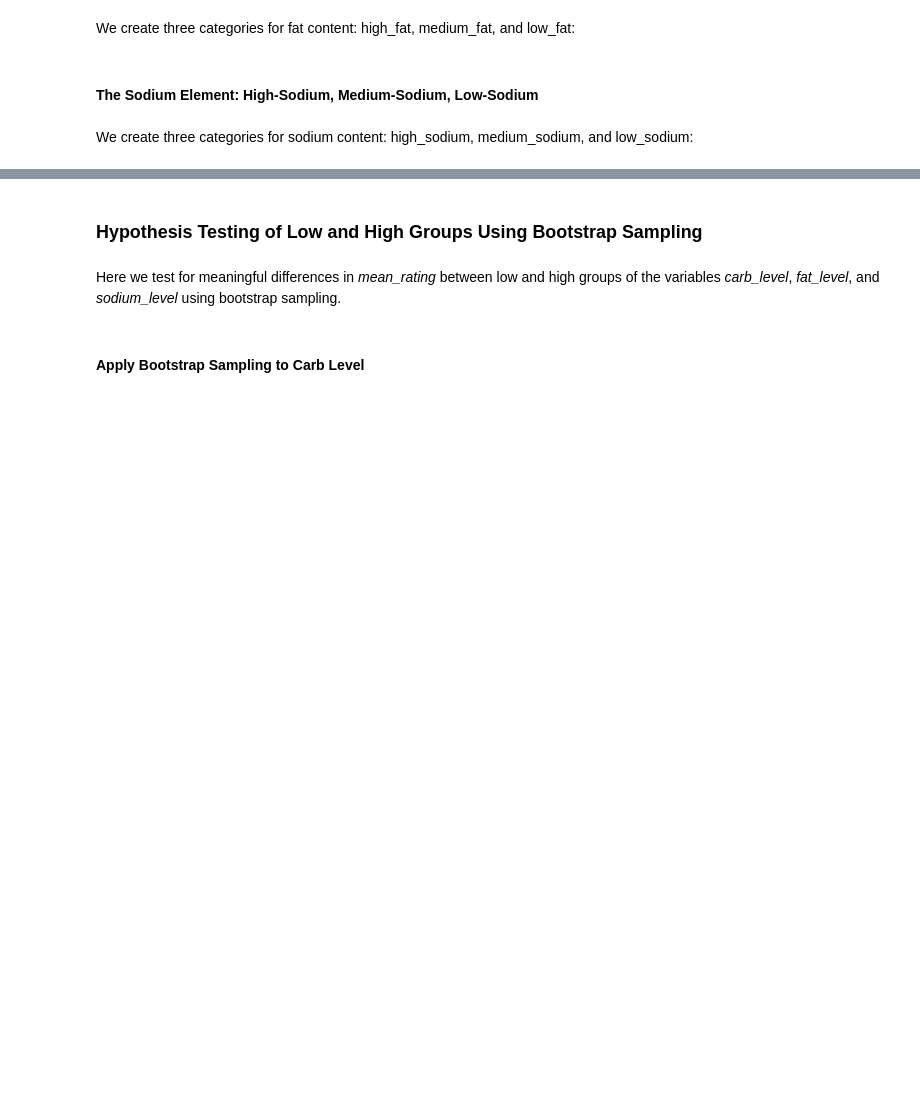
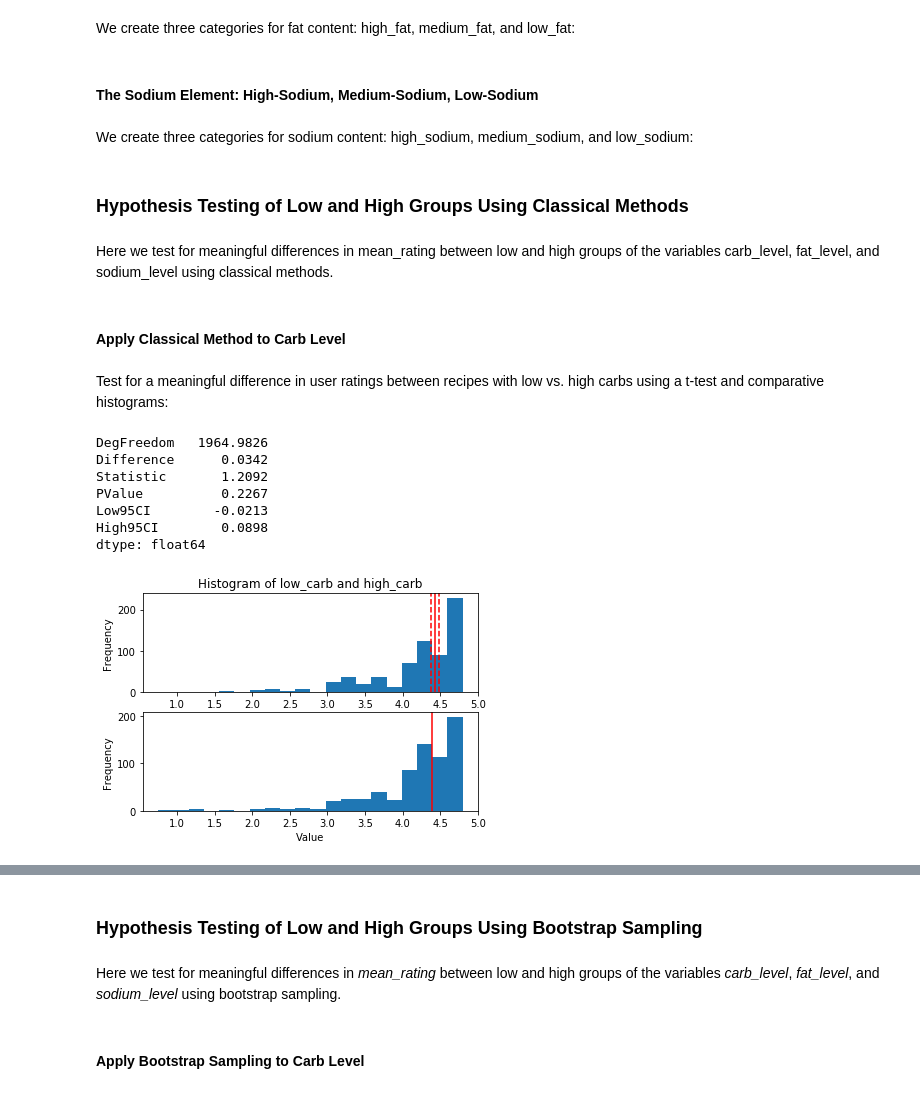
Before and after one commit to pelorenz/data-science-410, a Jupyter notebook: PeterLorenz-M02.ipynb, the cells around one changed output, grey strips where cells are left out. Drawn from its saved outputs; the diff is of its cells as text; code cells hidden in the pictures; blank space fills up the shorter version.

Commit message:
Classical tests

```diff
--- a/PeterLorenz-M02.ipynb
+++ b/PeterLorenz-M02.ipynb
@@ -345,3 +395,31 @@ sodium_level[sodium_pct <= low_cutoff] = 'low_sodium'
 sodium_level[sodium_pct > low_cutoff] = 'medium_sodium'
 sodium_level[sodium_pct > mid_cutoff] = 'high_sodium'
 recipes['sodium_level'] = sodium_level
+# %% [markdown]
+### Hypothesis Testing of Low and High Groups Using Classical Methods
+# %% [markdown]
+Here we test for meaningful differences in mean_rating between low and high groups of the variables carb_level, fat_level, and sodium_level using classical methods.
+# %% [markdown]
+#### Apply Classical Method to Carb Level
+# %% [markdown]
+Test for a meaningful difference in user ratings between recipes with low vs. high carbs using a t-test and comparative histograms:
+# %%
+# Extract groups
+low_carb = np.array(recipes.loc[recipes.loc[:, 'carb_level'] == 'low_carb', 'mean_rating'])
+high_carb = np.array(recipes.loc[recipes.loc[:, 'carb_level'] == 'high_carb', 'mean_rating'])
+
+# perform t-test
+test_carb_level = t_test(low_carb, high_carb, alpha = 0.05)
+print(test_carb_level)
+
+# produce comparative plots
+plot_t(low_carb, high_carb, test_carb_level, cols=['low_carb', 'high_carb'])
+# %% [output]
+DegFreedom   1964.9826
+Difference      0.0342
+Statistic       1.2092
+PValue          0.2267
+Low95CI        -0.0213
+High95CI        0.0898
+dtype: float64
+[figure, added]
```
Also changed, not shown: parts of 45 cells of this notebook.
